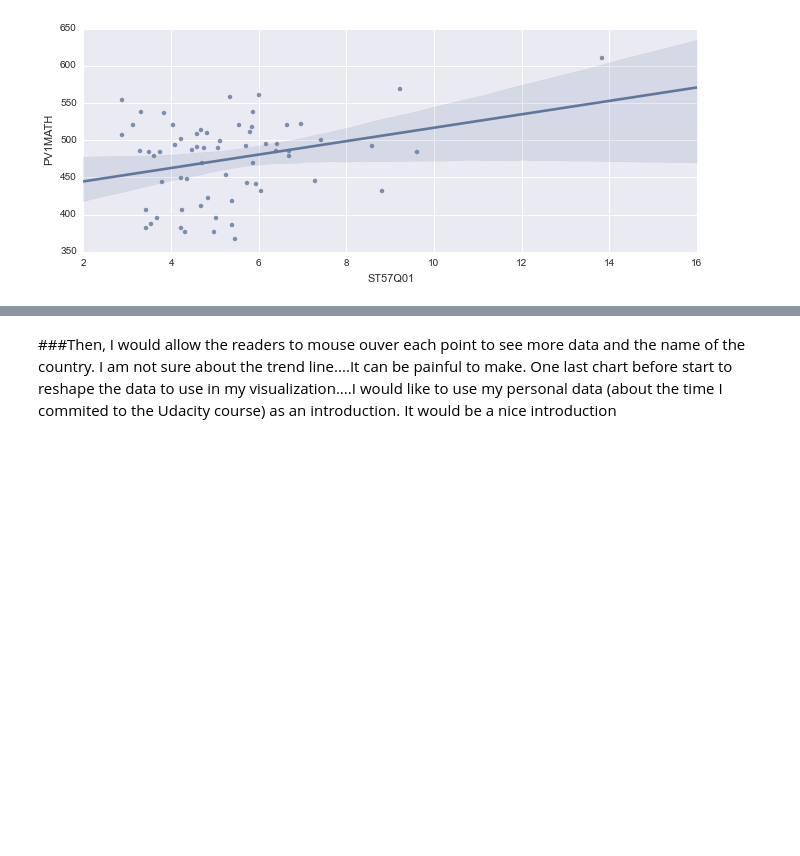
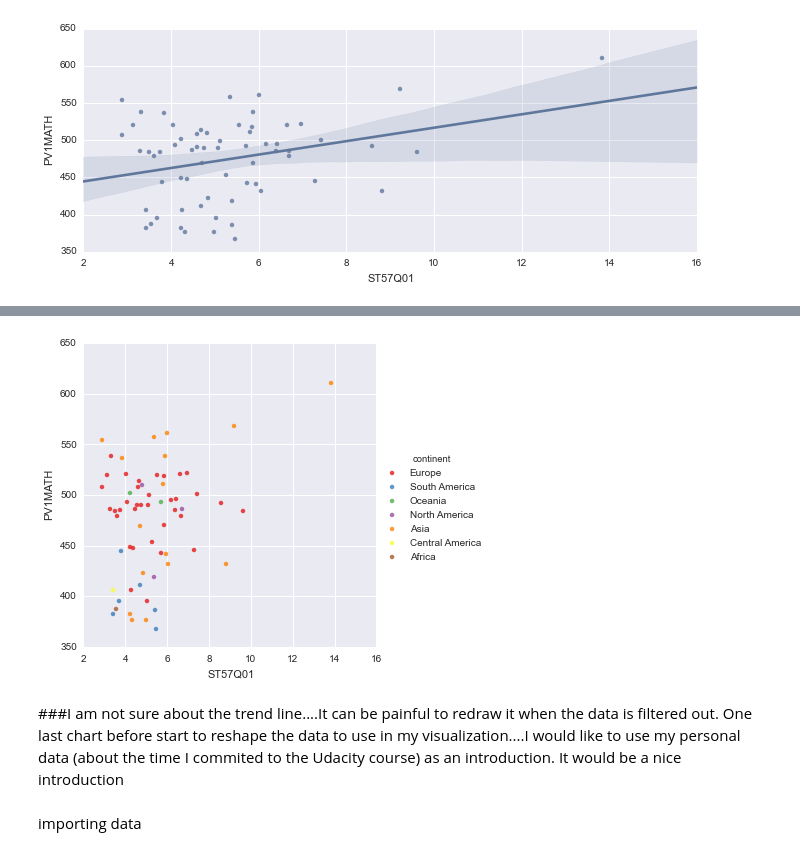
Before and after one commit to ucaiado/DATAVIS_UDACITY, a Jupyter notebook: report_aux.ipynb, the cells around one changed output, grey strips where cells are left out. Cells and saved outputs as stored; diff of their text form; code cells hidden in the pictures; blank space fills up the shorter version.

Commit message:
add more data and finish studies

```diff
--- a/report_aux.ipynb
+++ b/report_aux.ipynb
@@ -650,0 +653,4 @@ sns.regplot(x="ST57Q01", y="PV1MATH", data=df_grouped);
+# %%
+df_continents = pd.read_csv("data/continents.csv", sep = "\t")
+df_continents.index=df_continents.CNT1.values
+df_continents.drop(["CNT1"], axis=1, inplace=True)
@@ -650,0 +666,3 @@ sns.regplot(x="ST57Q01", y="PV1MATH", data=df_grouped);
+# %%
+df_grouped["continent"] = None
+df_grouped["continent"]  = df_continents.loc[df_grouped.index].values
@@ -651,2 +679,10 @@ sns.regplot(x="ST57Q01", y="PV1MATH", data=df_grouped);
+# %%
+
+ax = sns.lmplot(x="ST57Q01", y="PV1MATH",hue = "continent", palette="Set1",fit_reg=False,
+           data=df_grouped)
+# %% [output]
+[figure, added]
 # %% [markdown]
-###Then, I would allow the readers to mouse ouver each point to see more data and the name of the country. I am not sure about the trend line....It can be painful to make. One last chart before start to reshape the data to use in my visualization....I would like to use my personal data (about the time I commited to the Udacity course) as an introduction. It would be a nice introduction
+###I am not sure about the trend line....It can be painful to redraw it when the data is filtered out. One last chart before start to reshape the data to use in my visualization....I would like to use my personal data (about the time I commited to the Udacity course) as an introduction. It would be a nice introduction
+# %% [markdown]
+importing data
```
Also changed, not shown: parts of 45 cells of this notebook, 2 other files.
